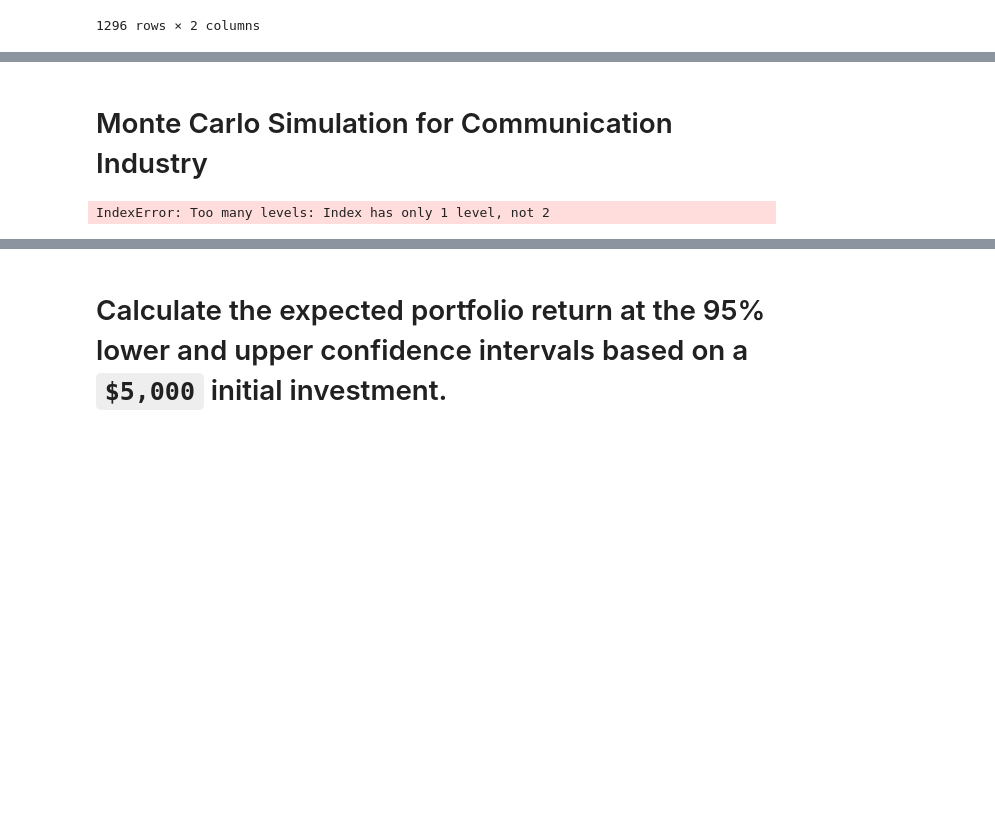
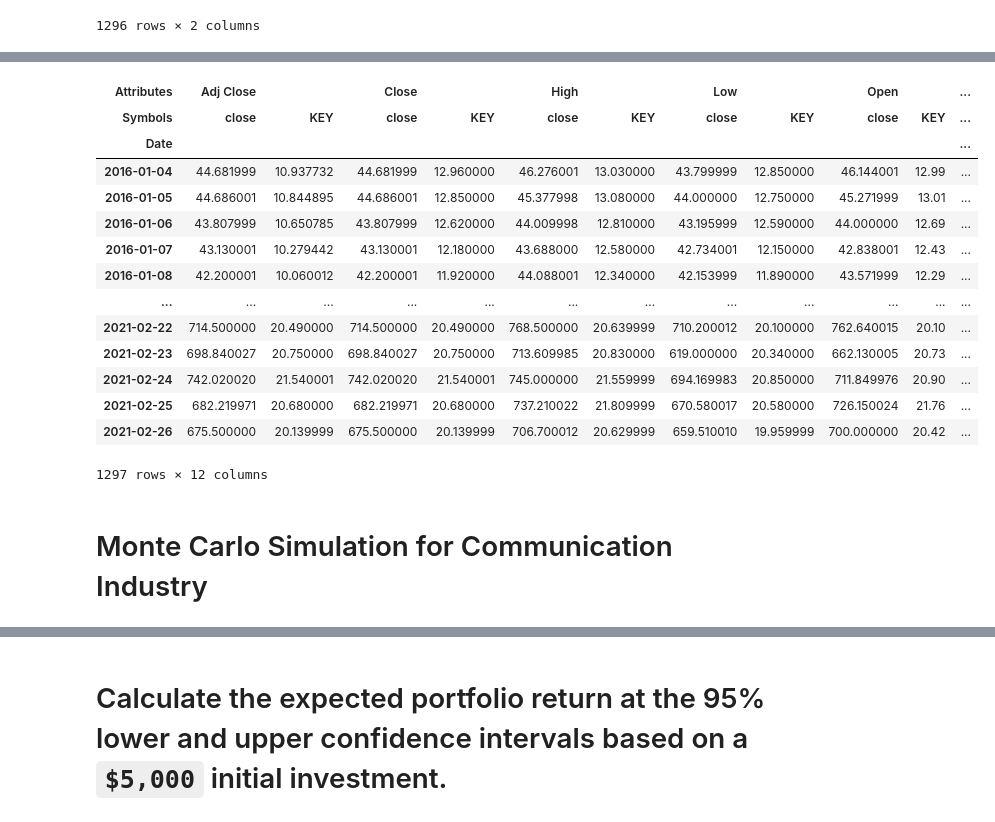
Before and after one commit to miladnazar/Project_3, a Jupyter notebook: Solved/3-Technical_Analysis.ipynb, the cells around one changed output, grey strips where cells are left out. Saved outputs shown, nothing was run; the diff lists cells and outputs as text; code cells hidden in the pictures; blank space fills up the shorter version.

```diff
--- a/Solved/3-Technical_Analysis.ipynb
+++ b/Solved/3-Technical_Analysis.ipynb
@@ -471,13 +490,35 @@ communication_industry
+# %%
+# Get the Tesla and Key Industry Stock data using yahoo source
+Tsla_Key_AJG_NIO_1 = web.DataReader(['TSLA', 'KEY'], data_source='yahoo', start='2016-01-01', end='2021-02-28')
+# Rename Adj Close to Adj_Close
+Tsla_Key_AJG_NIO_1 = Tsla_Key_AJG_NIO_1.rename(columns={
+    "TSLA": "close",
+})
+Tsla_Key_AJG_NIO_1
+# %% [output]
+| Attributes | Adj Close |  | Close |  | High |  | Low |  | Open |  | ... |
+| Symbols | close | KEY | close | KEY | close | KEY | close | KEY | close | KEY | ... |
+| Date |  |  |  |  |  |  |  |  |  |  | ... |
+| 2016-01-04 | 44.681999 | 10.937732 | 44.681999 | 12.960000 | 46.276001 | 13.030000 | 43.799999 | 12.850000 | 46.144001 | 12.99 | ... |
+| 2016-01-05 | 44.686001 | 10.844895 | 44.686001 | 12.850000 | 45.377998 | 13.080000 | 44.000000 | 12.750000 | 45.271999 | 13.01 | ... |
+| 2016-01-06 | 43.807999 | 10.650785 | 43.807999 | 12.620000 | 44.009998 | 12.810000 | 43.195999 | 12.590000 | 44.000000 | 12.69 | ... |
+| 2016-01-07 | 43.130001 | 10.279442 | 43.130001 | 12.180000 | 43.688000 | 12.580000 | 42.734001 | 12.150000 | 42.838001 | 12.43 | ... |
+| 2016-01-08 | 42.200001 | 10.060012 | 42.200001 | 11.920000 | 44.088001 | 12.340000 | 42.153999 | 11.890000 | 43.571999 | 12.29 | ... |
+| ... | ... | ... | ... | ... | ... | ... | ... | ... | ... | ... | ... |
+| 2021-02-22 | 714.500000 | 20.490000 | 714.500000 | 20.490000 | 768.500000 | 20.639999 | 710.200012 | 20.100000 | 762.640015 | 20.10 | ... |
+| 2021-02-23 | 698.840027 | 20.750000 | 698.840027 | 20.750000 | 713.609985 | 20.830000 | 619.000000 | 20.340000 | 662.130005 | 20.73 | ... |
+| 2021-02-24 | 742.020020 | 21.540001 | 742.020020 | 21.540001 | 745.000000 | 21.559999 | 694.169983 | 20.850000 | 711.849976 | 20.90 | ... |
+| 2021-02-25 | 682.219971 | 20.680000 | 682.219971 | 20.680000 | 737.210022 | 21.809999 | 670.580017 | 20.580000 | 726.150024 | 21.76 | ... |
+| 2021-02-26 | 675.500000 | 20.139999 | 675.500000 | 20.139999 | 706.700012 | 20.629999 | 659.510010 | 19.959999 | 700.000000 | 20.42 | ... |
+1297 rows × 12 columns
 # %% [markdown]
 # Monte Carlo Simulation for Communication Industry
 # %%
 from MCForecastTools import MCSimulation
 # Configuring a Monte Carlo simulation to forecast 5 years cumulative returns
-mc_communication = MCSimulation(
-    communication_industry,
-    num_simulation = 500,
+mc_AJG = MCSimulation(
+    Tsla_Key_AJG_NIO,
+    num_simulation = 1000,
     num_trading_days = 5*252
 )
-mc_communication
+mc_AJG;
-# %% [output]
-IndexError: Too many levels: Index has only 1 level, not 2
```
Also changed, not shown: parts of 11 cells of this notebook, 9 other files.
